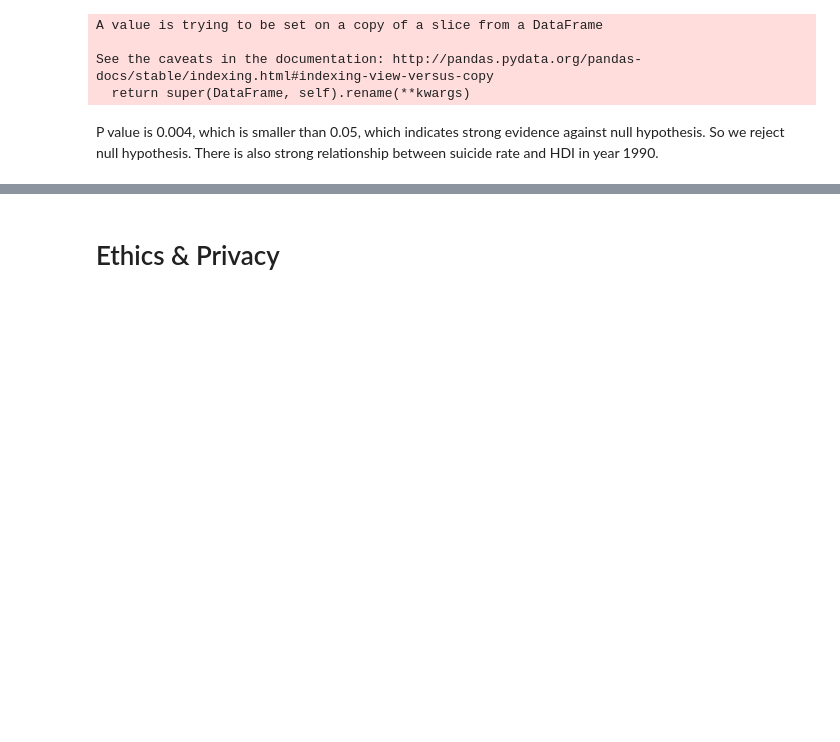
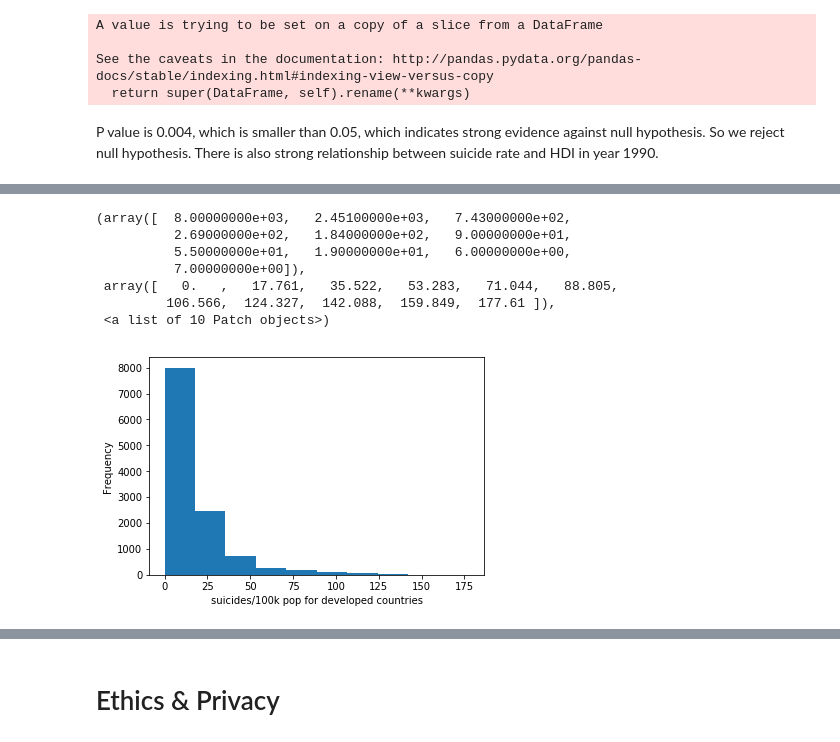
Before and after one commit to YuechenL/COGS108FinalProject, a Jupyter notebook: FinalProject.ipynb, the cells around one changed output, grey strips where cells are left out. Drawn from its saved outputs; the diff is of its cells as text; code cells hidden in the pictures; blank space fills up the shorter version.

```diff
--- a/FinalProject.ipynb
+++ b/FinalProject.ipynb
@@ -691,0 +736,17 @@ P value is 0.004, which is smaller than 0.05, which indicates strong evidence ag
+# %%
+
+
+
+
+plt.xlabel("suicides/100k pop for developed countries")
+plt.ylabel("Frequency")
+plt.hist(main_df[main_df['country classification']=='developed']['suicides/100k pop'])
+# %% [output]
+(array([  8.00000000e+03,   2.45100000e+03,   7.43000000e+02,
+          2.69000000e+02,   1.84000000e+02,   9.00000000e+01,
+          5.50000000e+01,   1.90000000e+01,   6.00000000e+00,
+          7.00000000e+00]),
+ array([   0.   ,   17.761,   35.522,   53.283,   71.044,   88.805,
+         106.566,  124.327,  142.088,  159.849,  177.61 ]),
+ <a list of 10 Patch objects>)
+[figure, added]
```
Also changed, not shown: parts of 25 cells of this notebook.
